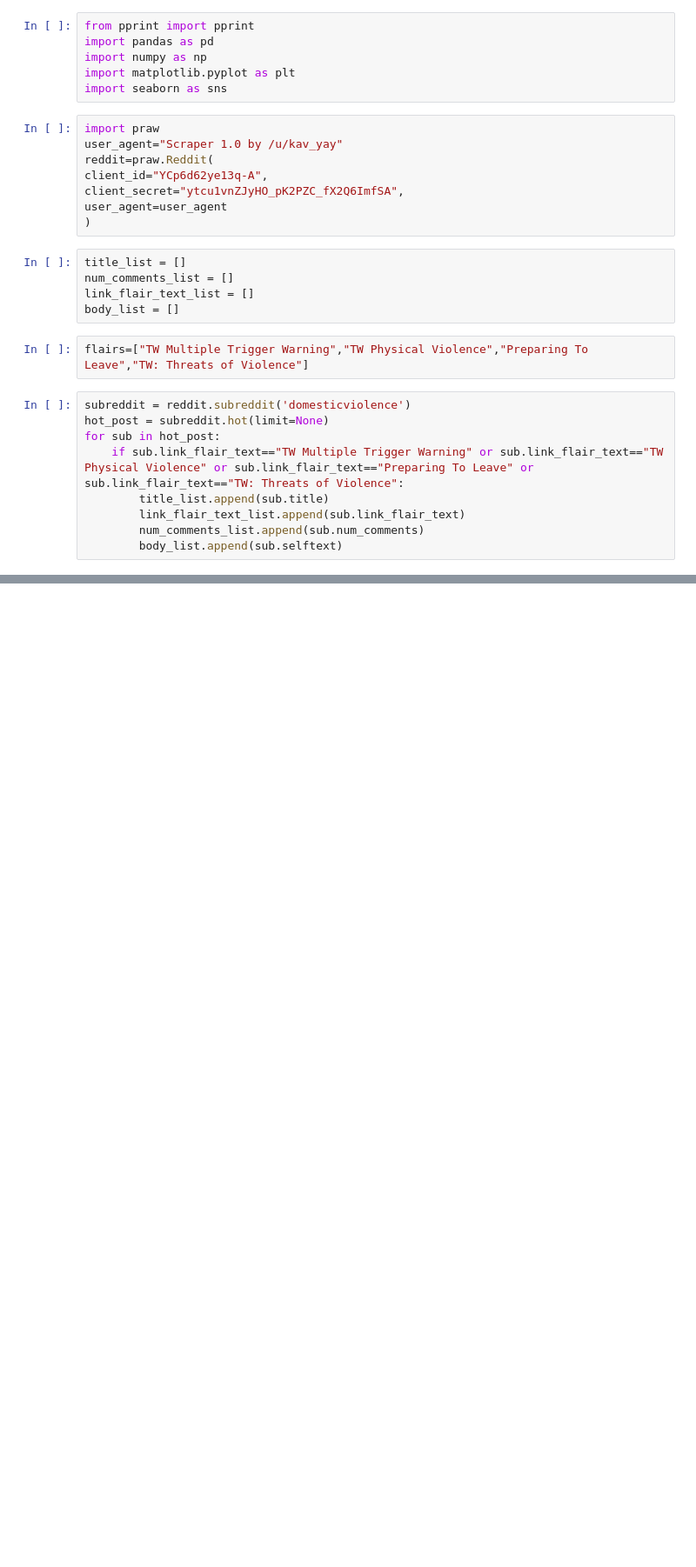
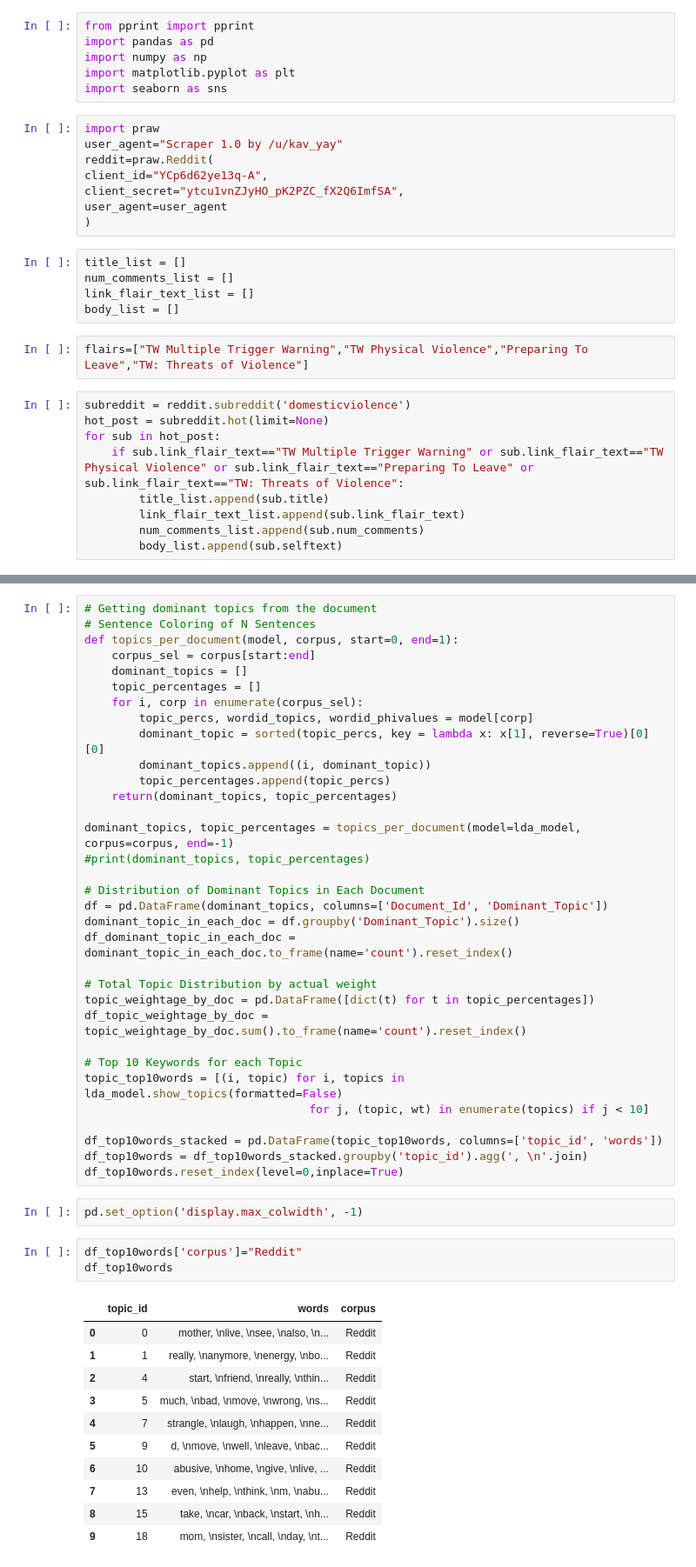
Before and after one commit to MarthalaSaiKavya/DV-Analysis, a Jupyter notebook: DV Survivor Analysis using PRAW.ipynb, the cells around one changed output, grey strips where cells are left out. Shown at 87% size. Drawn from its saved outputs; the diff is of its cells as text; blank space fills up the shorter version.

```diff
--- a/DV Survivor Analysis using PRAW.ipynb
+++ b/DV Survivor Analysis using PRAW.ipynb
@@ -41,0 +383,50 @@ len(df)
+# %%
+# Getting dominant topics from the document
+# Sentence Coloring of N Sentences
+def topics_per_document(model, corpus, start=0, end=1):
+    corpus_sel = corpus[start:end]
+    dominant_topics = []
+    topic_percentages = []
+    for i, corp in enumerate(corpus_sel):
+        topic_percs, wordid_topics, wordid_phivalues = model[corp]
+        dominant_topic = sorted(topic_percs, key = lambda x: x[1], reverse=True)[0][0]
+        dominant_topics.append((i, dominant_topic))
+        topic_percentages.append(topic_percs)
+    return(dominant_topics, topic_percentages)
+
+dominant_topics, topic_percentages = topics_per_document(model=lda_model, corpus=corpus, end=-1)
+#print(dominant_topics, topic_percentages)
+
+# Distribution of Dominant Topics in Each Document
+df = pd.DataFrame(dominant_topics, columns=['Document_Id', 'Dominant_Topic'])
+dominant_topic_in_each_doc = df.groupby('Dominant_Topic').size()
+df_dominant_topic_in_each_doc = dominant_topic_in_each_doc.to_frame(name='count').reset_index()
+
+# Total Topic Distribution by actual weight
+topic_weightage_by_doc = pd.DataFrame([dict(t) for t in topic_percentages])
+df_topic_weightage_by_doc = topic_weightage_by_doc.sum().to_frame(name='count').reset_index()
+
+# Top 10 Keywords for each Topic
+topic_top10words = [(i, topic) for i, topics in lda_model.show_topics(formatted=False)
+                                 for j, (topic, wt) in enumerate(topics) if j < 10]
+
+df_top10words_stacked = pd.DataFrame(topic_top10words, columns=['topic_id', 'words'])
+df_top10words = df_top10words_stacked.groupby('topic_id').agg(', \n'.join)
+df_top10words.reset_index(level=0,inplace=True)
+# %%
+pd.set_option('display.max_colwidth', -1)
+# %%
+df_top10words['corpus']="Reddit"
+df_top10words
+# %% [output]
+|  | topic_id | words | corpus |
+| 0 | 0 | mother, \nlive, \nsee, \nalso, \n... | Reddit |
+| 1 | 1 | really, \nanymore, \nenergy, \nbo... | Reddit |
+| 2 | 4 | start, \nfriend, \nreally, \nthin... | Reddit |
+| 3 | 5 | much, \nbad, \nmove, \nwrong, \ns... | Reddit |
+| 4 | 7 | strangle, \nlaugh, \nhappen, \nne... | Reddit |
+| 5 | 9 | d, \nmove, \nwell, \nleave, \nbac... | Reddit |
+| 6 | 10 | abusive, \nhome, \ngive, \nlive, ... | Reddit |
+| 7 | 13 | even, \nhelp, \nthink, \nm, \nabu... | Reddit |
+| 8 | 15 | take, \ncar, \nback, \nstart, \nh... | Reddit |
+| 9 | 18 | mom, \nsister, \ncall, \nday, \nt... | Reddit |
```
Also changed, not shown: parts of 35 cells of this notebook, 5 other files.
